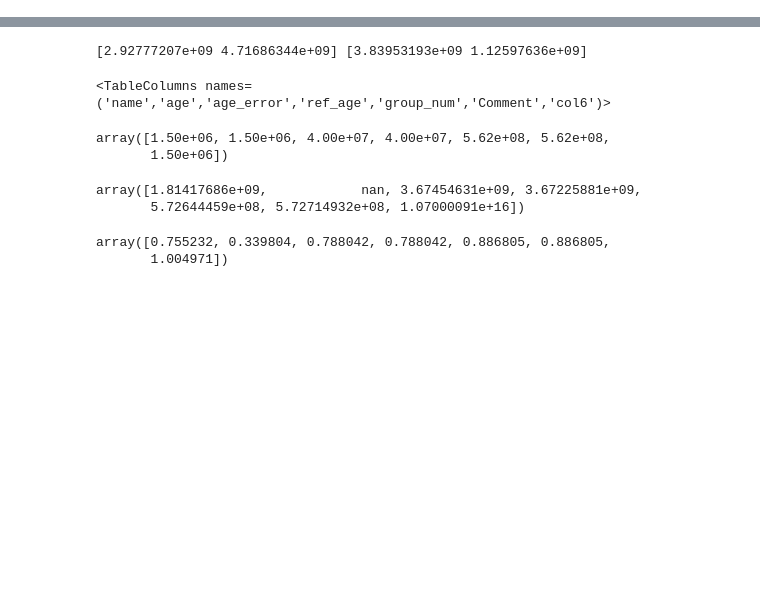
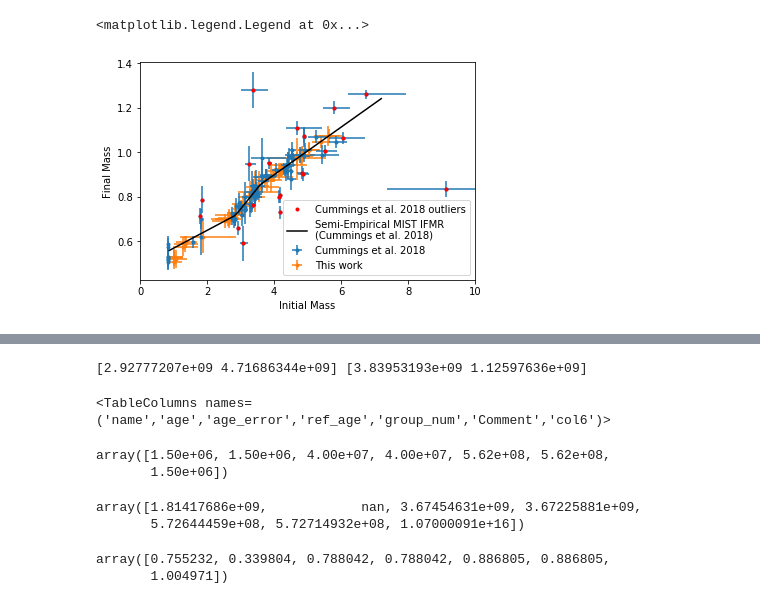
Before and after one commit to rkiman/wdwarfdate, a Jupyter notebook: Age_test.ipynb, the cells around one changed output, grey strips where cells are left out. Cells and saved outputs as stored; diff of their text form; code cells hidden in the pictures; blank space fills up the shorter version.

```diff
--- a/Age_test.ipynb
+++ b/Age_test.ipynb
@@ -9,0 +110,4 @@ from wdwarfdate import calc_wd_age
+# %%
+mask_outliers = abs(IFMR_mist(cummings_2018['Mi_mist'])-cummings_2018['Mf']) > 2*cummings_2018['Mf_err']
+mask_outliers[40] = True #Evident outlier in the paper but is outside the range of initial masses so the
+                          #cut doesn't remove it
@@ -9,0 +164,22 @@ from wdwarfdate import calc_wd_age
+# %%
+x = np.linspace(0.87,7.20)
+plt.errorbar(cummings_2018['Mi_mist'],cummings_2018['Mf'],
+             xerr=(cummings_2018['Mi_mist_err_low'],cummings_2018['Mi_mist_err_high']),
+             yerr=cummings_2018['Mf_err'],fmt='.',label='Cummings et al. 2018',zorder=2)
+plt.plot(cummings_2018['Mi_mist'][mask_outliers],cummings_2018['Mf'][mask_outliers],
+         '.r',label='Cummings et al. 2018 outliers',zorder=3)
+plt.errorbar(results['initial_mass_median'][~mask_outliers],results['final_mass_median'][~mask_outliers],
+             xerr=(results['initial_mass_median'][~mask_outliers] - results['initial_mass_err_low'][~mask_outliers],
+                   results['initial_mass_err_high'][~mask_outliers] - results['initial_mass_median'][~mask_outliers]),
+             yerr=(results['final_mass_median'][~mask_outliers] - results['final_mass_err_low'][~mask_outliers],
+                   results['final_mass_err_high'][~mask_outliers] - results['final_mass_median'][~mask_outliers]),
+             fmt='.',zorder=0,
+             label='This work')
+plt.plot(x,IFMR_mist(x),color='k',zorder=4,label='Semi-Empirical MIST IFMR\n(Cummings et al. 2018)')
+plt.xlabel('Initial Mass')
+plt.ylabel('Final Mass')
+plt.xlim(0,10)
+plt.legend(loc=4)
+# %% [output]
+<matplotlib.legend.Legend at 0x...>
+[figure, added]
```
Also changed, not shown: parts of 16 cells of this notebook.
